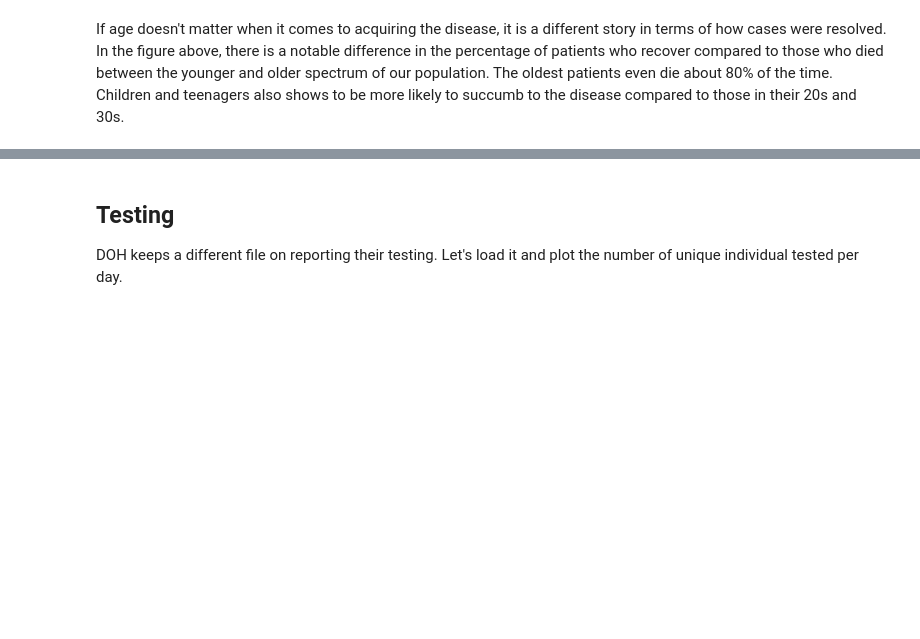
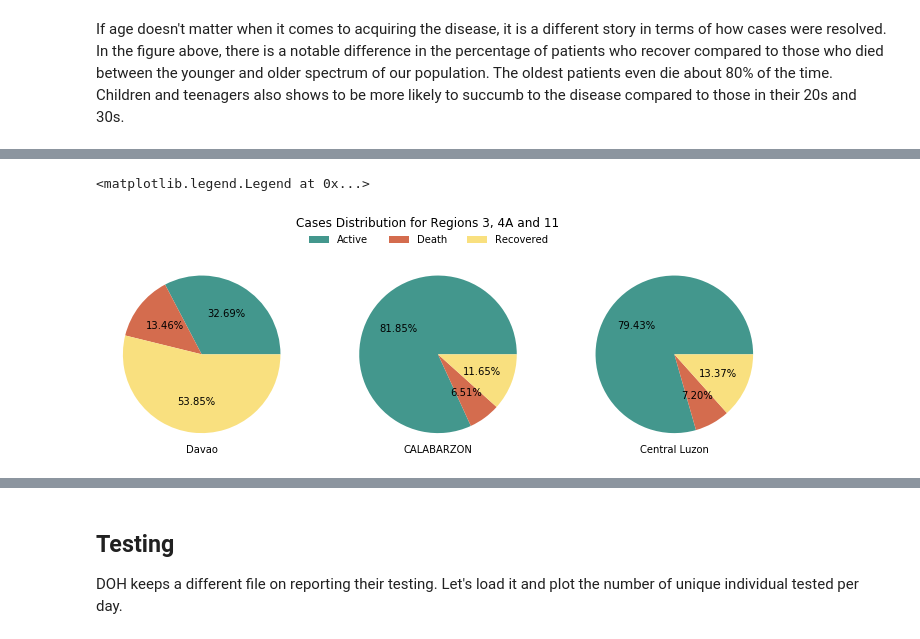
Before and after one commit to jpcajanding/Covid-19-Visualizations, a Jupyter notebook: philippines_charts.ipynb, the cells around one changed output, grey strips where cells are left out. Saved outputs shown, nothing was run; the diff lists cells and outputs as text; code cells hidden in the pictures; blank space fills up the shorter version.

```diff
--- a/philippines_charts.ipynb
+++ b/philippines_charts.ipynb
@@ -345,0 +378,3 @@ If age doesn't matter when it comes to acquiring the disease, it is a different
+# %%
+def my_autopct(pct):
+    return ('%.2f%%' % pct) if pct > 0 else ''
@@ -345,0 +385,31 @@ If age doesn't matter when it comes to acquiring the disease, it is a different
+# %%
+fig6, (axdav, axr4, axr3) = plt.subplots(1, 3, subplot_kw={'aspect': 'equal'}, figsize=(12, 4))
+fig6.suptitle('Cases Distribution for Regions 3, 4A and 11')
+
+axdav.set_facecolor('#F0EFE7')
+color = ['#43978d', '#d46c4e', '#f9e07f']
+
+axdav.pie(np.insert(case_region.iloc[12,-2:].values, 0, case_region.iloc[12,1] - case_region.iloc[12,-2:].sum()) , autopct=my_autopct,
+          #labels=get_new_labels(case_region.iloc[12,-3:], case_region.columns[-3:]),
+          colors=color)
+axdav.text(0.5, 0, "Davao", size=10, ha="center", transform=axdav.transAxes)
+
+axr4.pie(np.insert(case_region.iloc[15,-2:].values, 0, case_region.iloc[15,1] - case_region.iloc[15,-2:].sum()), autopct=my_autopct,
+          #labels=get_new_labels(case_region.iloc[15,-3:], case_region.columns[-3:]),
+          colors=color)
+axr4.text(0.5, 0, "CALABARZON", size=10, ha="center", transform=axr4.transAxes)
+
+axr3.pie(np.insert(case_region.iloc[13,-2:].values, 0, case_region.iloc[13,1] - case_region.iloc[13,-2:].sum()), autopct=my_autopct,
+          #labels=get_new_labels(case_region.iloc[13,-3:], case_region.columns[-3:]),
+          colors=color)
+axr3.text(0.5, 0, "Central Luzon", size=10, ha="center", transform=axr3.transAxes)
+
+fig6.legend(labels=np.insert(case_region.columns[-2:].values, 0, 'Active'),
+           loc='upper center',
+           ncol=3,
+           fontsize=10,
+           frameon=False,
+           bbox_to_anchor=(0.385, 0.82))
+# %% [output]
+<matplotlib.legend.Legend at 0x...>
+[figure, added]
```
Also changed, not shown: parts of 11 cells of this notebook, 1 other file.
